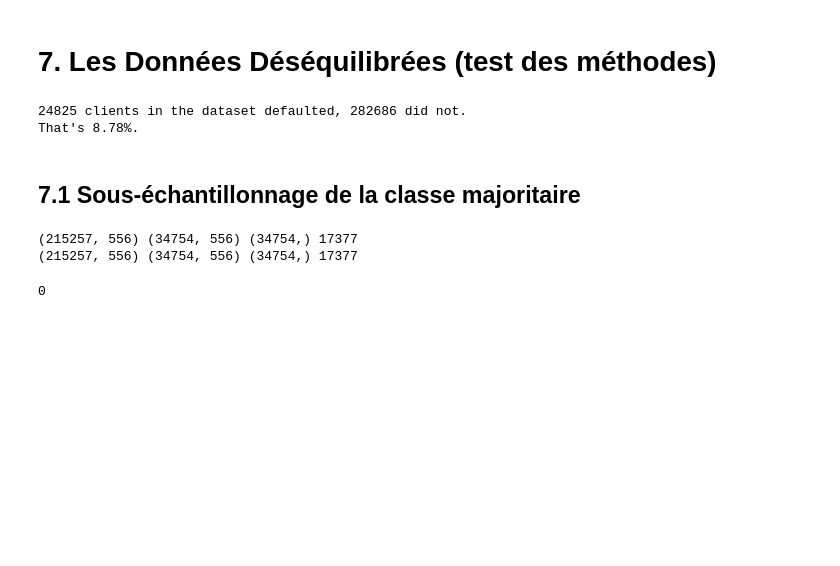
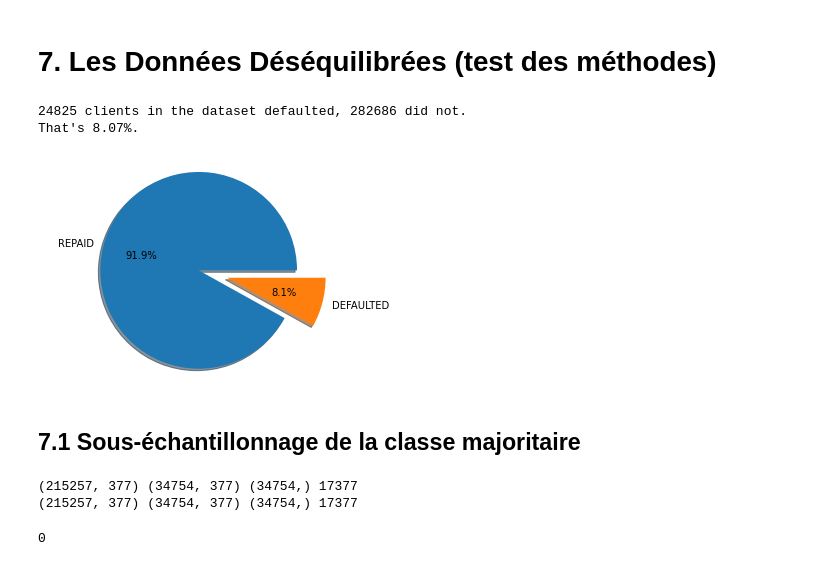
Before and after one commit to eva505/Project7, a Jupyter notebook: Notebooks/P7_02_models.ipynb, the cells around one changed output. Saved outputs shown, nothing was run; the diff lists cells and outputs as text; code cells hidden in the pictures; blank space fills up the shorter version.

```diff
--- a/Notebooks/P7_02_models.ipynb
+++ b/Notebooks/P7_02_models.ipynb
@@ -196,7 +219,7 @@ upper.head()
 5 rows × 659 columns
 # %%
 # Threshold for removing correlated variables
-threshold = 0.95
+threshold = 0.90
 # Select columns with correlations above threshold
 X_correlated = [column for column in upper.columns if any(upper[column] > threshold)]
 X = X.drop(columns = X_correlated)
@@ -329,0 +330,5 @@ array(['APPL_FLAG_MOBIL', 'APPL_FLAG_DOCUMENT_2', 'APPL_FLAG_DOCUMENT_4',
+# %%
+threshold = 0.1
+X_low_variation = X[zero_one_features].std()[X[zero_one_features].std() < threshold].sort_values().index.values
+X_low_variation_y1 = X[y==1][zero_one_features].std()[X[y==1][zero_one_features].std() < 0.15].sort_values().index.values
+set(X_low_variation)-set(X_low_variation_y1)
@@ -329,0 +341,4 @@ array(['APPL_FLAG_MOBIL', 'APPL_FLAG_DOCUMENT_2', 'APPL_FLAG_DOCUMENT_4',
+# %%
+X = X.drop(columns = X_low_variation)
+print(f'There are {len(X_low_variation)} zero-one columns with less than {100*threshold}% variation')
+print(f'After dropping these columns we are left with {len(X.columns)} columns')
@@ -371,10 +400,21 @@ X_train, X_test, y_train, y_test = train_test_split(X, y, test_size = test_size,
 # 7. Les Données Déséquilibrées (test des méthodes)
 # %%
 print(f"{len(X[y==1])} clients in the dataset defaulted, {len(X[y==0])} did not.")
-print(f"That's {round(100*len(X[y==1])/len(X[y==0]), 2)}%.")
+print(f"That's {round(100*len(X[y==1])/len(X), 2)}%.")
 # %% [output]
 24825 clients in the dataset defaulted, 282686 did not.
-That's 8.78%.
+That's 8.07%.
+# %%
+sizes=[len(X[y==0]), len(X[y==1])]
+explode = [0, 0.3]
+labels = ['REPAID', 'DEFAULTED']
+fig1, ax1 = plt.subplots()
+ax1.pie(sizes, explode=explode, labels=labels, autopct='%1.1f%%',
+        shadow=True, startangle=0)
+ax1.axis('equal')  # Equal aspect ratio ensures that pie is drawn as a circle.
+plt.show()
+# %% [output]
+[figure, added]
 # %% [markdown]
 ## 7.1 Sous-échantillonnage de la classe majoritaire
 # %%
@@ -391,8 +431,8 @@ if undersample :
     X_under, y_under = rus.fit_resample(X_train, y_train)
     print(X_train.shape, X_under.shape, y_under.shape, min_size)
 # %% [output]
-(215257, 556) (34754, 556) (34754,) 17377
-(215257, 556) (34754, 556) (34754,) 17377
+(215257, 377) (34754, 377) (34754,) 17377
+(215257, 377) (34754, 377) (34754,) 17377
 # %%
 #clear the memory
 #del X_under, y_under
```
Also changed, not shown: parts of 163 cells of this notebook, 4 other files.
